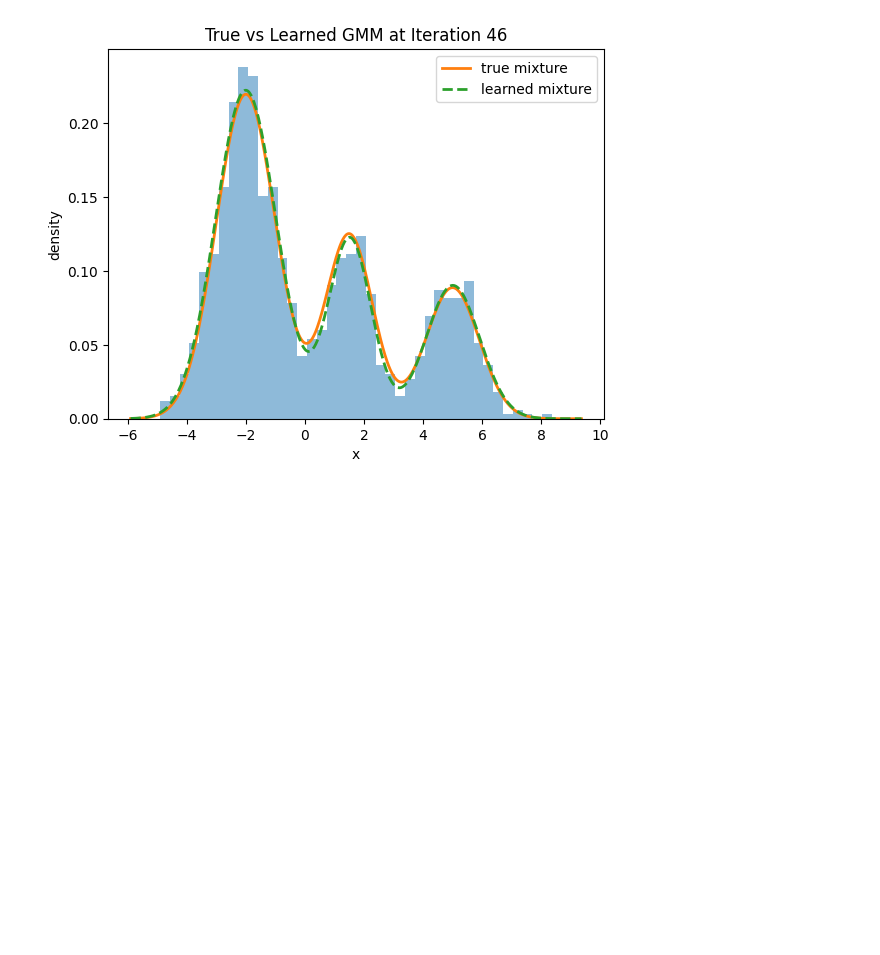
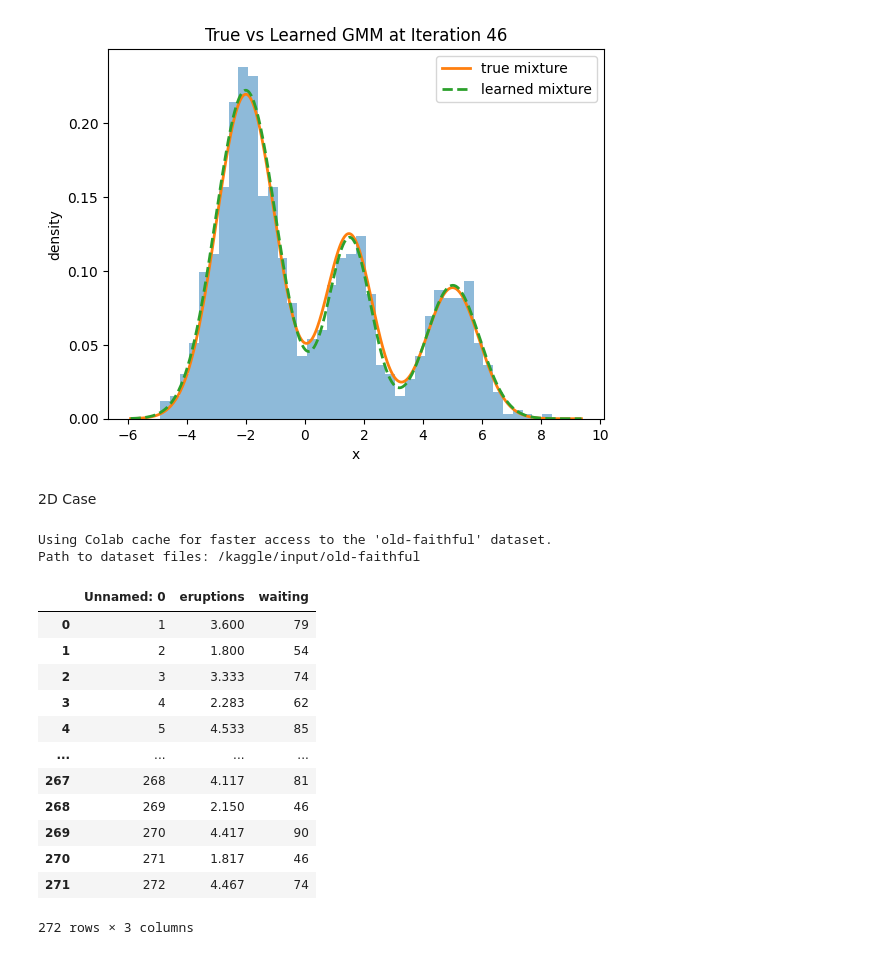
Before and after one commit to andrewtuna05/ECE474, a Jupyter notebook: proj5/ECE474_Project_5.ipynb, the cells around one changed output. Cells and saved outputs as stored; diff of their text form; code cells hidden in the pictures; blank space fills up the shorter version.

```diff
--- a/proj5/ECE474_Project_5.ipynb
+++ b/proj5/ECE474_Project_5.ipynb
@@ -130,3 +166,31 @@ converged at 45th iteration
 [figure]
 [figure]
 [figure]
+# %% [markdown]
+2D Case
+# %%
+import kagglehub
+import pandas as pd
+
+# download old faithful dataset
+path = kagglehub.dataset_download("janithwanni/old-faithful")
+print("Path to dataset files:", path)
+
+faithful_df = pd.read_csv("/kaggle/input/old-faithful/faithful.csv")
+faithful_df
+# %% [output]
+Using Colab cache for faster access to the 'old-faithful' dataset.
+Path to dataset files: /kaggle/input/old-faithful
+|  | Unnamed: 0 | eruptions | waiting |
+| 0 | 1 | 3.600 | 79 |
+| 1 | 2 | 1.800 | 54 |
+| 2 | 3 | 3.333 | 74 |
+| 3 | 4 | 2.283 | 62 |
+| 4 | 5 | 4.533 | 85 |
+| ... | ... | ... | ... |
+| 267 | 268 | 4.117 | 81 |
+| 268 | 269 | 2.150 | 46 |
+| 269 | 270 | 4.417 | 90 |
+| 270 | 271 | 1.817 | 46 |
+| 271 | 272 | 4.467 | 74 |
+272 rows × 3 columns
```
Also changed, not shown: parts of 5 cells of this notebook, 1 other file.
